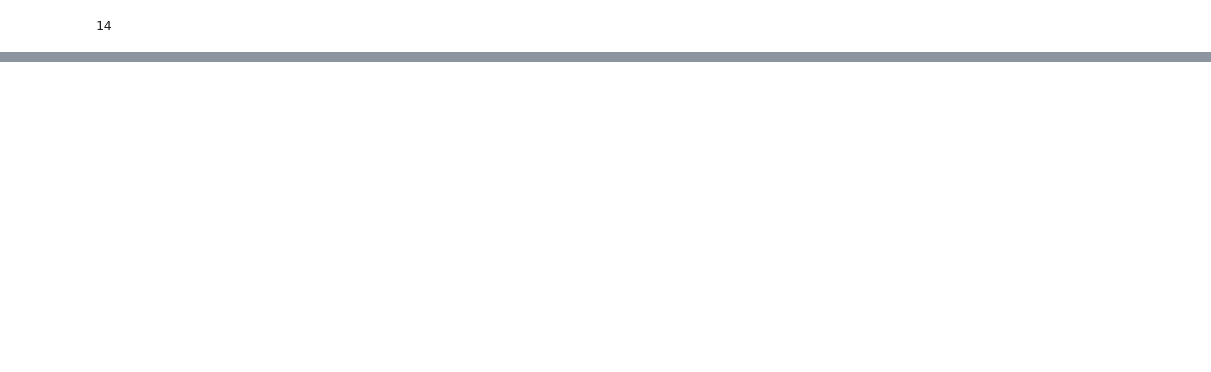
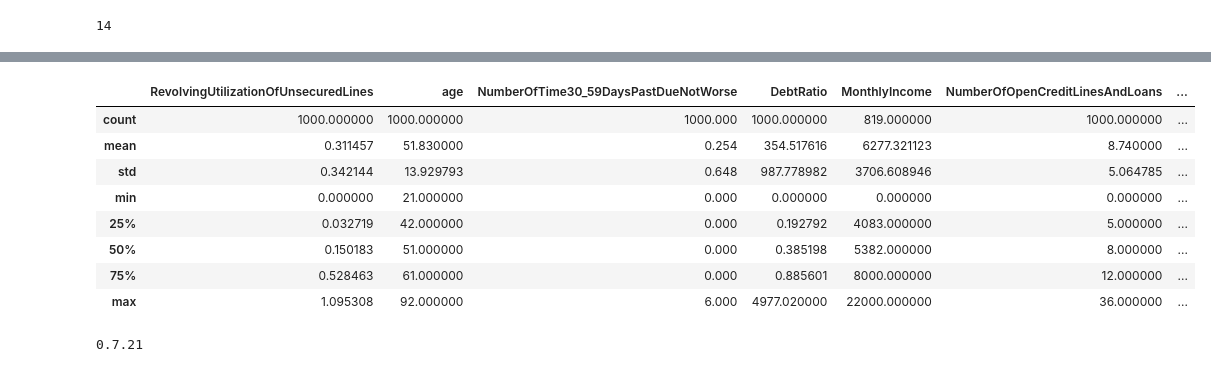
Before and after one commit to bhattacharjeeshayan860-netizen/mlops-credit-risk, a Jupyter notebook: notebooks/01_eda.ipynb, the cells around one changed output, grey strips where cells are left out. Saved outputs shown, nothing was run; the diff lists cells and outputs as text; code cells hidden in the pictures; blank space fills up the shorter version.

```diff
--- a/notebooks/01_eda.ipynb
+++ b/notebooks/01_eda.ipynb
@@ -240,0 +251,18 @@ prediction_common=['RevolvingUtilizationOfUnsecuredLines', 'age',
+# %%
+df_current.describe()
+# %% [output]
+|  | RevolvingUtilizationOfUnsecuredLines | age | NumberOfTime30_59DaysPastDueNotWorse | DebtRatio | MonthlyIncome | NumberOfOpenCreditLinesAndLoans | ... |
+| count | 1000.000000 | 1000.000000 | 1000.000 | 1000.000000 | 819.000000 | 1000.000000 | ... |
+| mean | 0.311457 | 51.830000 | 0.254 | 354.517616 | 6277.321123 | 8.740000 | ... |
+| std | 0.342144 | 13.929793 | 0.648 | 987.778982 | 3706.608946 | 5.064785 | ... |
+| min | 0.000000 | 21.000000 | 0.000 | 0.000000 | 0.000000 | 0.000000 | ... |
+| 25% | 0.032719 | 42.000000 | 0.000 | 0.192792 | 4083.000000 | 5.000000 | ... |
+| 50% | 0.150183 | 51.000000 | 0.000 | 0.385198 | 5382.000000 | 8.000000 | ... |
+| 75% | 0.528463 | 61.000000 | 0.000 | 0.885601 | 8000.000000 | 12.000000 | ... |
+| max | 1.095308 | 92.000000 | 6.000 | 4977.020000 | 22000.000000 | 36.000000 | ... |
+# %%
+import evidently
+
+print(evidently.__version__)
+# %% [output]
+0.7.21
```
Also changed, not shown: parts of 6 cells of this notebook, 1 other file.
